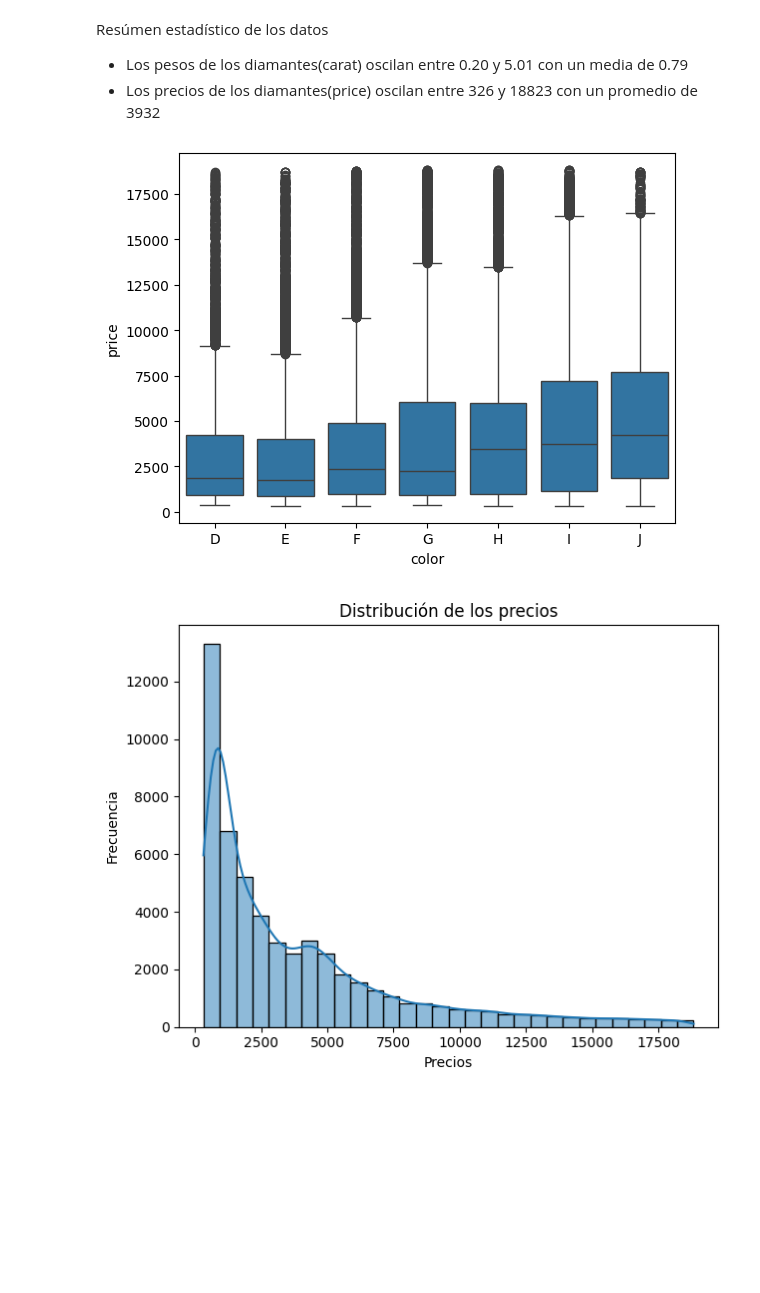
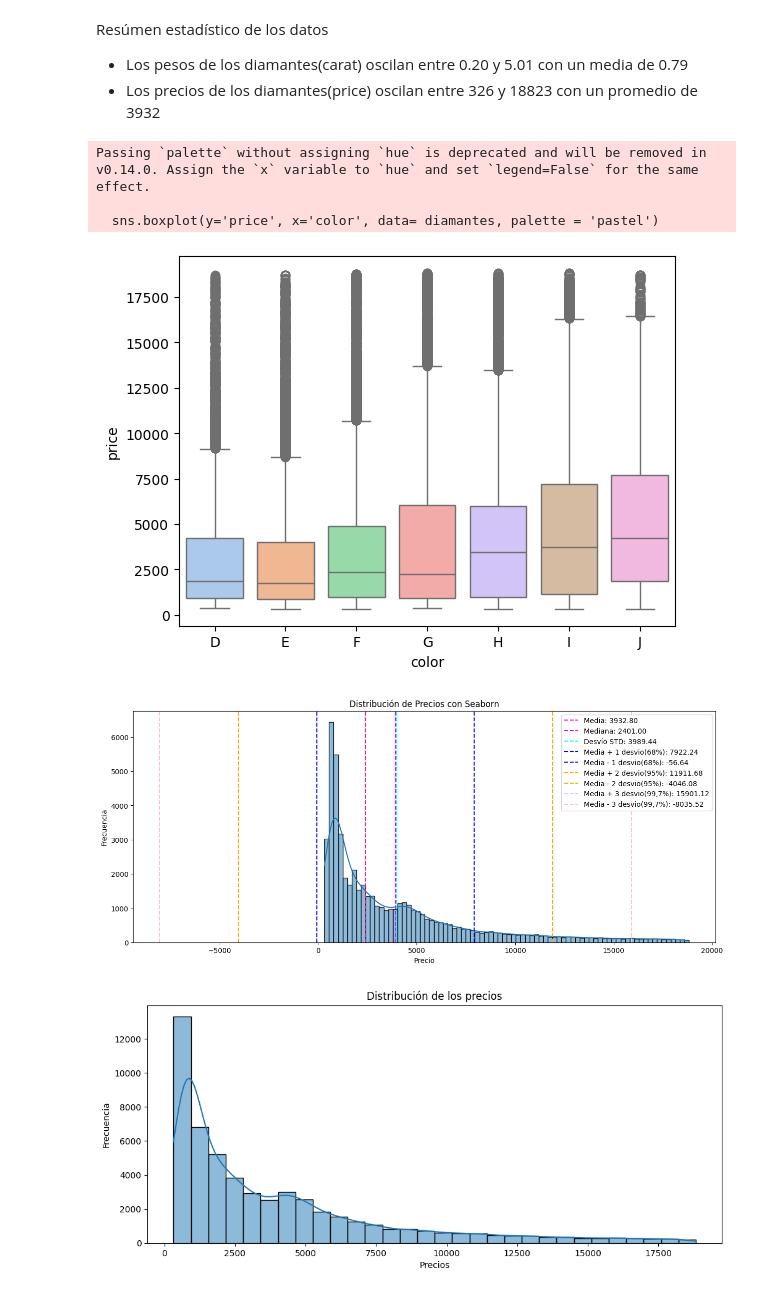
Before and after one commit to CeciliaCTorales/misNotebooks, a Jupyter notebook: Análisis_ventas_diamantes.ipynb, the cells around one changed output. Drawn from its saved outputs; the diff is of its cells as text; code cells hidden in the pictures; blank space fills up the shorter version.

```diff
--- a/Análisis_ventas_diamantes.ipynb
+++ b/Análisis_ventas_diamantes.ipynb
@@ -39,7 +39,10 @@ Resúmen estadístico de los datos
 - Los precios de los diamantes(price) oscilan entre 326 y 18823 con un promedio de 3932
 # %%
 #Crear un boxplot que muestre  cómo se distribuyen los valores de la variable numérica 'price' sobre la variable categórica 'color'
-sns.boxplot(y='price', x='color', data= diamantes)
+sns.boxplot(y='price', x='color', data= diamantes, palette = 'pastel')
 plt.show()
 # %% [output]
+Passing `palette` without assigning `hue` is deprecated and will be removed in v0.14.0. Assign the `x` variable to `hue` and set `legend=False` for the same effect.
+
+  sns.boxplot(y='price', x='color', data= diamantes, palette = 'pastel')
-[figure, old version]
+[figure, new version]
@@ -49,23 +49,58 @@ plt.show()
+# %%
+
+# Crear un gráfico de distribución de los precios con Seaborn
+# Ver cómo agregar líneas verticales de referencia
+plt.figure(figsize=(15,6))
+sns.histplot(data=diamantes, x="price", kde=True)
+#calcular la media y el desvío
+media = diamantes["price"].mean()
+desvio = diamantes["price"].std()
+mediana = diamantes["price"].median()
+
+# Agregar líneas verticales
+plt.axvline(media, color='magenta', linestyle='--',  label = f'Media: {media:.2f}')
+plt.axvline(mediana, color='deeppink', linestyle='--',  label = f'Mediana: {mediana:.2f}')
+plt.axvline(desvio, color='cyan', linestyle='--',  label = f'Desvío STD: {desvio:.2f}')
+
+# Agregar líneas verticales de mean +- 1 desvío 68%
+plt.axvline(media + desvio, color= "blue", linestyle='--', label= f'Media + 1 desvio(68%): {media + desvio:.2f}')
+plt.axvline(media - desvio, color= "blue", linestyle='--', label= f'Media - 1 desvio(68%): {media - desvio:.2f}')
+
+# Agregar líneas verticales de mean +- 2 desvíos 95%
+plt.axvline(media + (desvio*2), color= "orange", linestyle='--', label= f'Media + 2 desvio(95%): {media + (desvio*2):.2f}')
+plt.axvline(media - (desvio*2), color= "orange", linestyle='--', label= f'Media - 2 desvio(95%): {media - (desvio*2):.2f}')
+
+# Agregar líneas verticales de mean +- 3 desvíos 99,7%
+plt.axvline(media + (desvio*3), color= "pink", linestyle='--', label= f'Media + 3 desvio(99,7%): {media + (desvio*3):.2f}')
+plt.axvline(media - (desvio*3), color= "pink", linestyle='--', label= f'Media - 3 desvio(99,7%): {media - (desvio*3):.2f}')
+
+plt.legend()
+plt.xlabel("Precio")
+plt.ylabel("Frecuencia")
+plt.title("Distribución de Precios con Seaborn")
+plt.show()
+# %% [output]
+[figure, added]
 # %%
 # Crear un gráfico de distribución por color
 # puedo usar hist? o tendré que usar otro recurso?
 # %%
 #Gráficos de distribución
 plt.figure(figsize=(12,5))
 
 
 
 # Visualizar la distribución de los precios de los diamantes
-plt.subplot(1,2,1)
+#plt.subplot(1,2,1)
 sns.histplot(diamantes["price"], bins=30, kde=True)
 plt.title("Distribución de los precios")
 plt.xlabel("Precios")
 plt.ylabel("Frecuencia")
 
-plt.tight_layout()
+#plt.tight_layout()
 plt.show()
 # %% [output]
-[figure, old version]
+[figure, new version]
 # %%
 # Visualizar distribución de los precios y pesos con Boxplot
 
```
Also changed, not shown: parts of 1 cell of this notebook.
